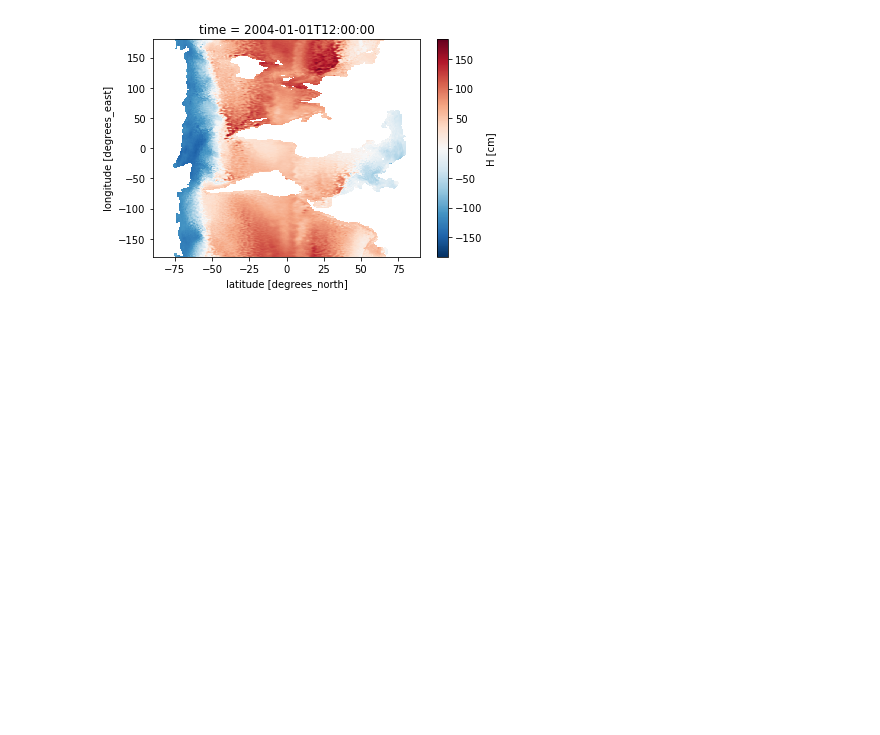
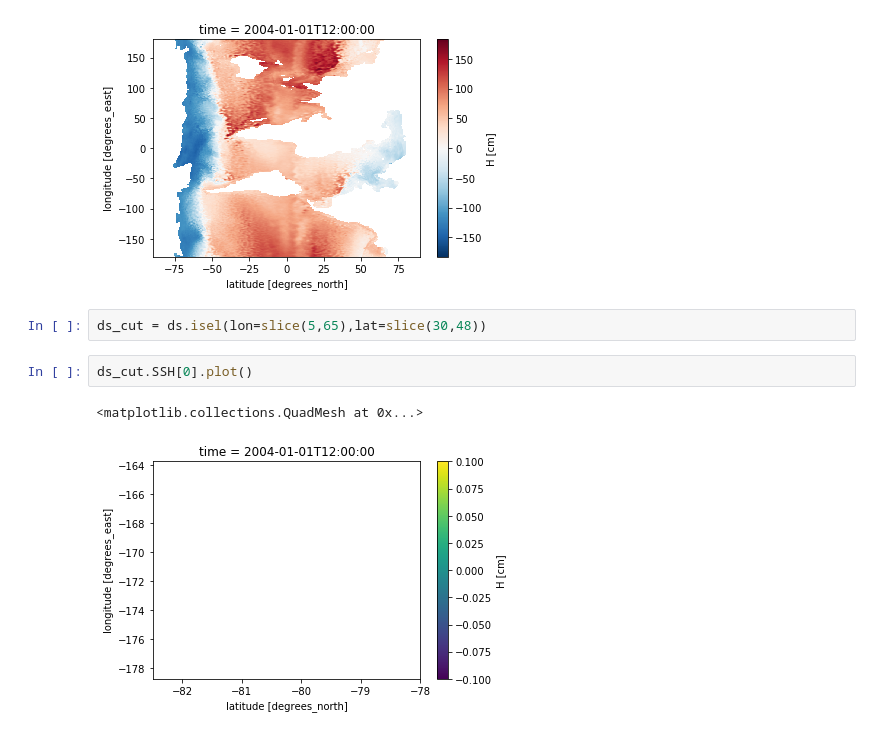
Before and after one commit to auraoupa/Gwenael, a Jupyter notebook: 2020-02-11-AA-test-ouverture-fichier-Gwen.ipynb, the cells around one changed output. Saved outputs shown, nothing was run; the diff lists cells and outputs as text; blank space fills up the shorter version.

```diff
--- a/2020-02-11-AA-test-ouverture-fichier-Gwen.ipynb
+++ b/2020-02-11-AA-test-ouverture-fichier-Gwen.ipynb
@@ -28,3 +28,10 @@ ds.SSH[0].plot()
 # %% [output]
 <matplotlib.collections.QuadMesh at 0x...>
 [figure]
+# %%
+ds_cut = ds.isel(lon=slice(5,65),lat=slice(30,48))
+# %%
+ds_cut.SSH[0].plot()
+# %% [output]
+<matplotlib.collections.QuadMesh at 0x...>
+[figure, added]
```
Also changed, not shown: parts of 22 cells of this notebook, 1 other file.
